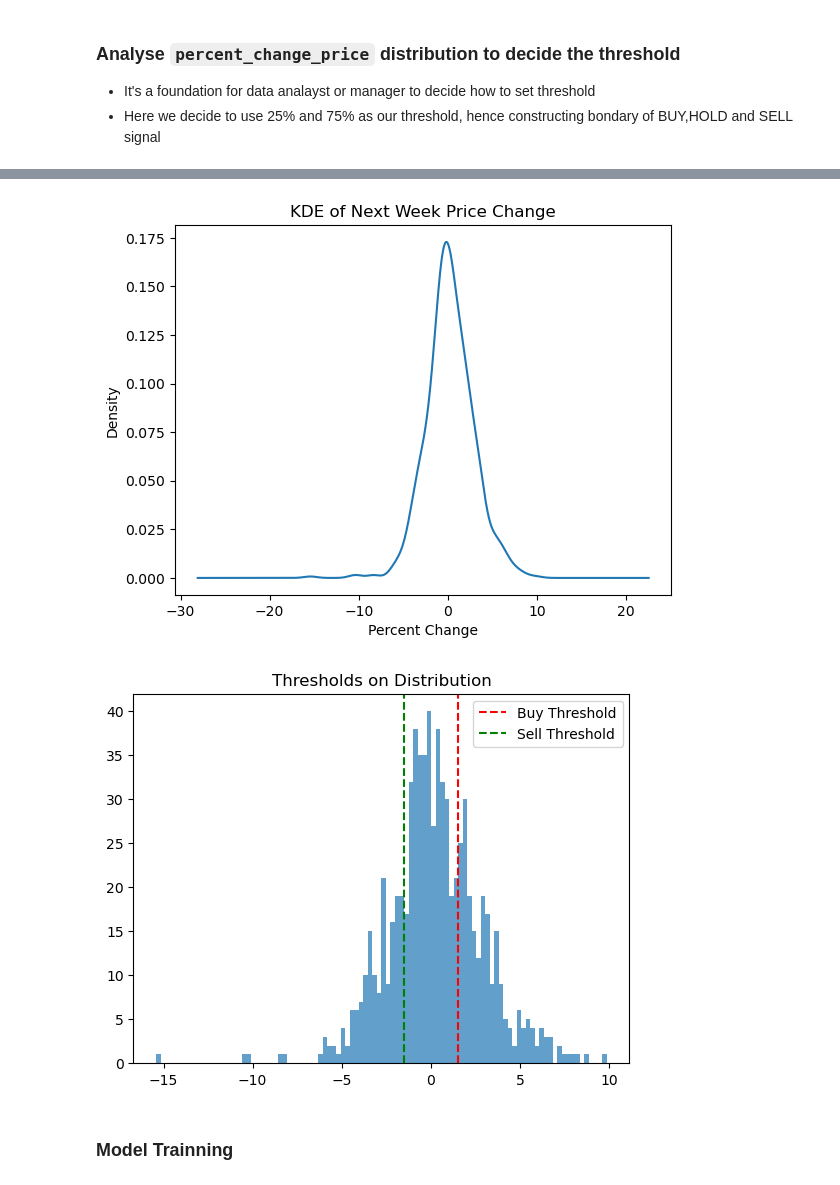
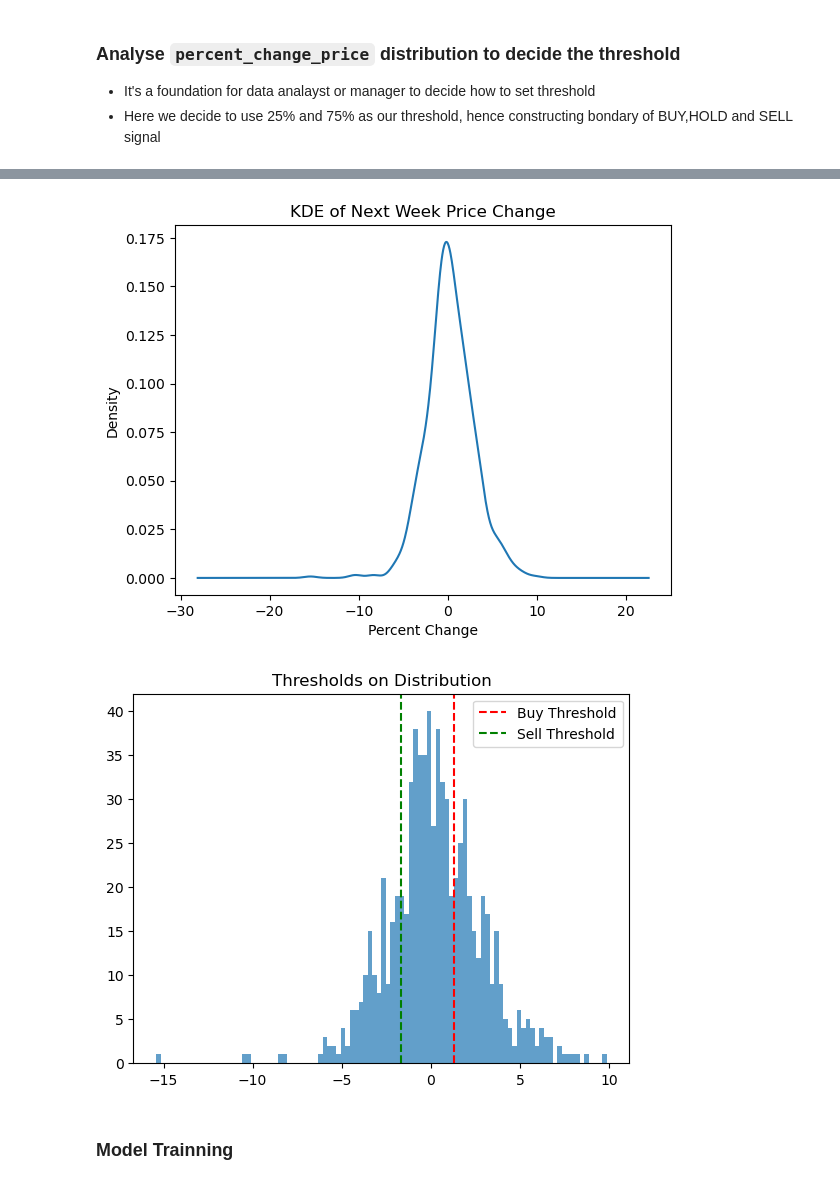
Before and after one commit to CloudSkytec/DSML-CW, a Jupyter notebook: DJI_Regression.ipynb, the cells around one changed output, grey strips where cells are left out. Drawn from its saved outputs; the diff is of its cells as text; code cells hidden in the pictures.

```diff
--- a/DJI_Regression.ipynb
+++ b/DJI_Regression.ipynb
@@ -62,6 +62,15 @@ df['previous_weeks_volume'] = df['previous_weeks_volume'].fillna(0)
 import pandas as pd
 import numpy as np
 import talib
+
+def dividend_category(days):
+    if days <= 7:
+        return 0
+    elif days <= 30:
+        return 1
+    else:
+        return 2
+
 
 def generate_features(df):
     df = df.copy()
@@ -86,6 +95,8 @@ def generate_features(df):
         group['vpt'] = (group['percent_change_price'] * group['volume']).cumsum()
         group['price_volume_ratio'] = group['percent_change_price'] / (group['percent_change_volume_over_last_wk'] + 1e-6)
         group['is_month_end_week'] = (group['date'].dt.month != group['date'].shift(-1).dt.month).astype(int)
+        group['dividend_timing'] = group['days_to_next_dividend'].apply(dividend_category)
+
 
 
         # ===== Fill missing values =====
@@ -101,6 +112,7 @@ def generate_features(df):
         del group['previous_weeks_volume']
         del group['quarter']
         del group['volume']
+        del group['days_to_next_dividend']
 
 
 
@@ -144,31 +156,31 @@ df_features.describe()
 # %%
 df_features["percent_change_price"].describe()
 plt.hist(df_features['percent_change_next_weeks_price'], bins=100)
 plt.title('Distribution of Next Week Price Change (%)')
 plt.xlabel('Percent Change')
 plt.ylabel('Frequency')
 plt.show()
 
 df['percent_change_next_weeks_price'].plot(kind='kde')
 plt.title('KDE of Next Week Price Change')
 plt.xlabel('Percent Change')
 plt.show()
 
 
 
-threshold_up = 1.5
-threshold_down = -1.5
+threshold_up = 1.28
+threshold_down = -1.65
 
 plt.hist(df['percent_change_next_weeks_price'], bins=100, alpha=0.7)
 plt.axvline(threshold_up, color='red', linestyle='--', label='Buy Threshold')
 plt.axvline(threshold_down, color='green', linestyle='--', label='Sell Threshold')
 plt.legend()
 plt.title('Thresholds on Distribution')
 plt.show()
 # %% [output]
 [figure]
 [figure]
-[figure, old version]
+[figure, new version]
 # %% [markdown]
 ### Model Trainning
 # %%
```
Also changed, not shown: parts of 3 cells of this notebook.
